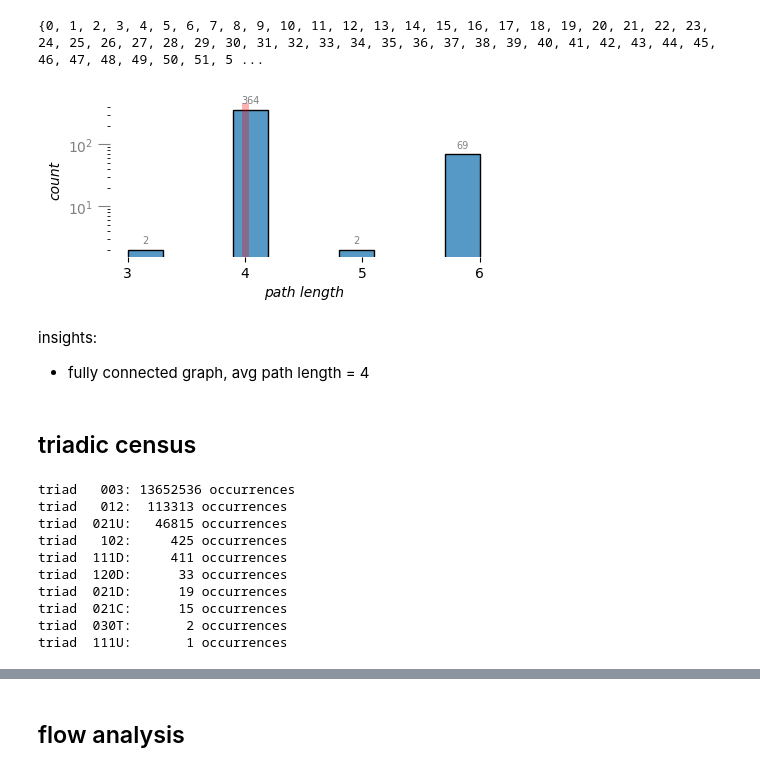
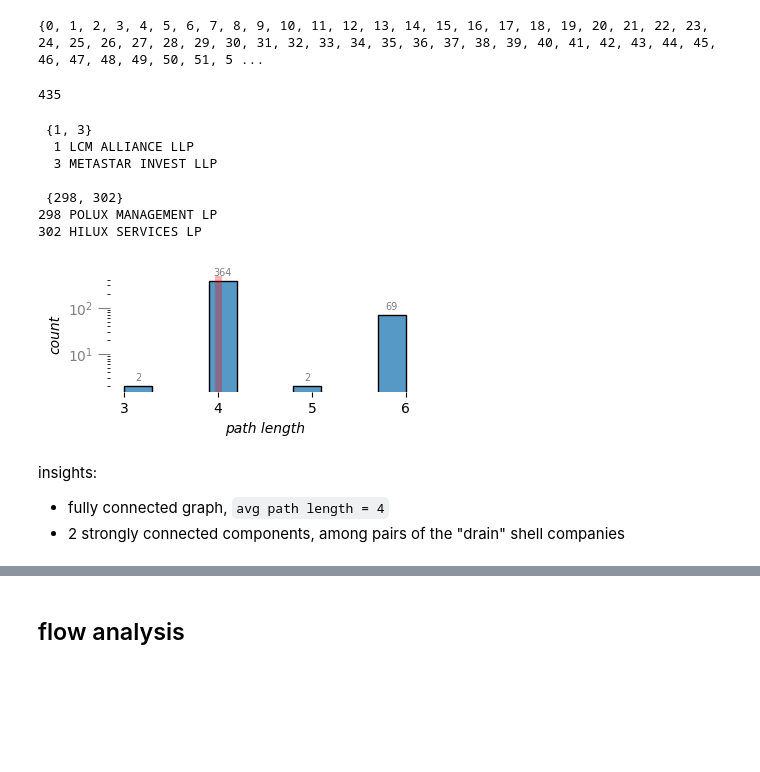
Before and after one commit to DerwenAI/kleptosyn, a Jupyter notebook: occrp.ipynb, the cells around one changed output, grey strips where cells are left out. Drawn from its saved outputs; the diff is of its cells as text; code cells hidden in the pictures; blank space fills up the shorter version.

```diff
--- a/occrp.ipynb
+++ b/occrp.ipynb
@@ -349,7 +269,7 @@ for index, row in df_summary.iterrows():
     graph.nodes[dst_id]["credits"] += amount
 
 for node_id in graph.nodes():
-    graph.nodes[node_id]["balance"] = graph.nodes[node_id]["credits"] - graph.nodes[node_id]["debits"]
+    graph.nodes[node_id]["balance"] = round(graph.nodes[node_id]["credits"] - graph.nodes[node_id]["debits"], 2)
 # %%
 nodes_dat: typing.List[ dict ] = [
     dat
@@ -432,0 +363,10 @@ insights:
+# %%
+ranks: dict = nx.betweenness_centrality(
+    graph,
+    weight = "volume",
+    normalized = True,
+    endpoints = True,
+)
+
+for node_id, rank in ranks.items():
+    graph.nodes[node_id]["rank"] = round(rank, 4)
@@ -437,51 +439,58 @@ for clique in nx.connected_components(graph.to_undirected()):
     print(clique)
 # %% [output]
 {0, 1, 2, 3, 4, 5, 6, 7, 8, 9, 10, 11, 12, 13, 14, 15, 16, 17, 18, 19, 20, 21, 22, 23, 24, 25, 26, 27, 28, 29, 30, 31, 32, 33, 34, 35, 36, 37, 38, 39, 40, 41, 42, 43, 44, 45, 46, 47, 48, 49, 50, 51, 5 ...
+# %%
+len(list(nx.strongly_connected_components(graph)))
+# %% [output]
+435
+# %%
+strong_edges: list = []
+
+for clique in nx.strongly_connected_components(graph):
+    if len(clique) > 1:
+        strong_edges.append(sorted(list(clique)))
+        print("\n", clique)
+
+        for node_id in clique:
+            dat: dict = graph.nodes[node_id]
+            print(f"{node_id:3}", dat["name"])
+# %% [output]
+ {1, 3}
+  1 LCM ALLIANCE LLP
+  3 METASTAR INVEST LLP
+
+ {298, 302}
+298 POLUX MANAGEMENT LP
+302 HILUX SERVICES LP
 # %%
 path_counts: typing.List[ int ] = [
     len(path[1]) + 1
     for path in nx.all_pairs_all_shortest_paths(graph)
 ]
 # %%
-fig, ax = plt.subplots(figsize = (5, 2))
+fig, ax = plt.subplots(figsize = (4, 1.5))
 plt.rcParams["font.family"] = "sans-serif"
 
 y = sns.histplot(path_counts)
 y.tick_params(axis = "y", size = 9, colors = "gray")
 y.bar_label(y.containers[0], padding = 3, color = "gray", fontsize = 7)
 
 plt.xlabel("path length", size = 10, fontstyle = "italic")
 plt.ylabel("count", size = 10, fontstyle = "italic")
 
 plt.axvline(x = statistics.median(path_counts), color = "red", lw = 5, alpha = 0.3)
 
 plt.gca().xaxis.set_major_formatter(FuncFormatter(lambda x, _: int(x)))
 y.set(xticks = range(min(path_counts), max(path_counts) + 1))
 
 sns.despine(bottom = True, left = True)
 plt.yscale("log")
 
 plt.legend([], [], frameon = False);
 # %% [output]
-[figure, old version]
+[figure, new version]
 # %% [markdown]
 insights:
 
-  * fully connected graph, avg path length = 4
+  * fully connected graph, `avg path length = 4`
+  * 2 strongly connected components, among pairs of the "drain" shell companies
-# %% [markdown]
-## triadic census
-# %%
-for triad, occurrences in sorted(nx.triadic_census(graph).items(), key = lambda x: x[1], reverse = True):
-    if occurrences > 0:
-        print(f"triad {triad:>5}: {occurrences:7d} occurrences")
-# %% [output]
-triad   003: 13652536 occurrences
-triad   012:  113313 occurrences
-triad  021U:   46815 occurrences
-triad   102:     425 occurrences
-triad  111D:     411 occurrences
-triad  120D:      33 occurrences
-triad  021D:      19 occurrences
-triad  021C:      15 occurrences
-triad  030T:       2 occurrences
-triad  111U:       1 occurrences
```
Also changed, not shown: parts of 68 cells of this notebook.
